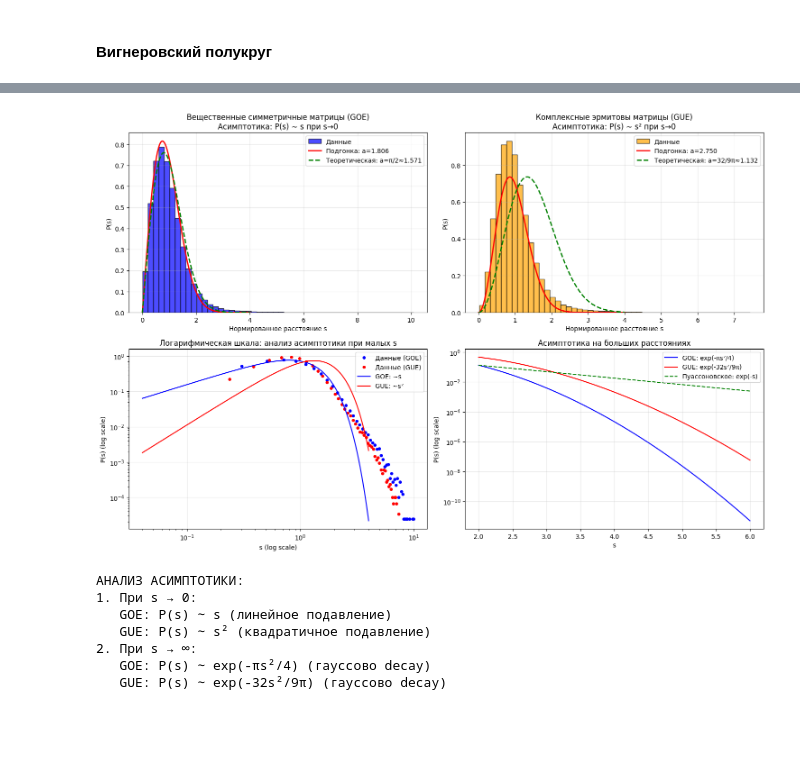
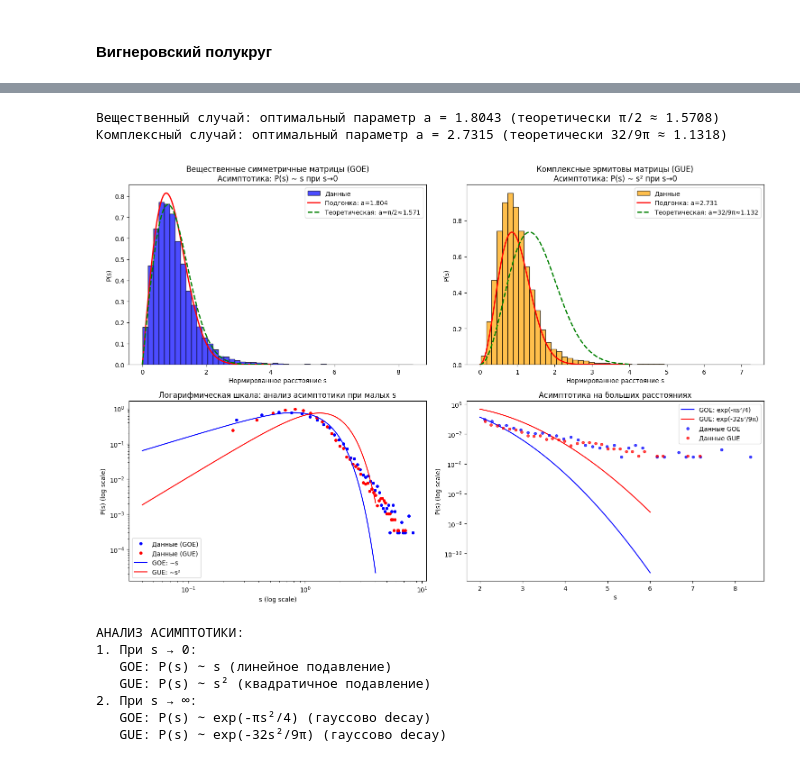
Before and after one commit to averageX56/vichmaty, a Jupyter notebook: Дз 1.ipynb, the cells around one changed output, grey strips where cells are left out. Saved outputs shown, nothing was run; the diff lists cells and outputs as text; code cells hidden in the pictures; blank space fills up the shorter version.

```diff
--- a/Дз 1.ipynb
+++ b/Дз 1.ipynb
@@ -348,19 +343,16 @@ from numpy.linalg import eig
 from scipy.optimize import curve_fit
 
 def generate_real_symmetric_matrix(N):
-    """Генерация случайной симметричной матрицы"""
     M = np.random.randn(N, N)
     return (M + M.T) / 2
 
 def generate_complex_hermitian_matrix(N):
-    """Генерация случайной эрмитовой матрицы"""
     M = np.random.randn(N, N) + 1j * np.random.randn(N, N)
     return (M + M.conj().T) / 2
 
 def get_nearest_neighbor_spacings(matrix, is_complex=False):
-    """Вычисление расстояний между ближайшими собственными числами"""
     if is_complex:
-        e = np.real(eig(matrix)[0])  # Для эрмитовых матриц собственные числа вещественные
+        e = np.real(eig(matrix)[0])
     else:
         e = np.real(eig(matrix)[0])
 
@@ -369,7 +361,6 @@ def get_nearest_neighbor_spacings(matrix, is_complex=False):
     return spacings
 
 def collect_spacings(m=1000, N=100, is_complex=False):
-    """Сбор статистики по расстояниям"""
     all_spacings = []
 
     for _ in range(m):
@@ -383,16 +374,13 @@ def collect_spacings(m=1000, N=100, is_complex=False):
 
     return np.array(all_spacings)
 
-# Параметры эксперимента
-m = 1000  # количество итераций
-N = 200   # размер матрицы
+m = 100
+N = 200
 
-# Собираем данные для вещественного случая
 spacings_real = collect_spacings(m=m, N=N, is_complex=False)
 mean_spacing_real = np.mean(spacings_real)
 normalized_real = spacings_real / mean_spacing_real
 
-# Собираем данные для комплексного случая
 spacings_complex = collect_spacings(m=m, N=N, is_complex=True)
 mean_spacing_complex = np.mean(spacings_complex)
 normalized_complex = spacings_complex / mean_spacing_complex
@@ -424,7 +387,24 @@ print(f"Комплексный случай: оптимальный параме
 # %%
+def wigner_surmise_real(s, a):
+    return a * s * np.exp(-a * s**2 / 2)
+
+def wigner_surmise_complex(s, a):
+    return a * s**2 * np.exp(-a * s**2 / 2)
+
+hist_real, bin_edges_real = np.histogram(normalized_real, bins=50, density=True)
+bin_centers_real = (bin_edges_real[:-1] + bin_edges_real[1:]) / 2
+
+hist_complex, bin_edges_complex = np.histogram(normalized_complex, bins=50, density=True)
+bin_centers_complex = (bin_edges_complex[:-1] + bin_edges_complex[1:]) / 2
+
+popt_real, _ = curve_fit(wigner_surmise_real, bin_centers_real, hist_real, p0=[np.pi/2])
+popt_complex, _ = curve_fit(wigner_surmise_complex, bin_centers_complex, hist_complex, p0=[32/(9*np.pi)])
+
+print(f"Вещественный случай: оптимальный параметр a = {popt_real[0]:.4f} (теоретически π/2 ≈ {np.pi/2:.4f})")
+print(f"Комплексный случай: оптимальный параметр a = {popt_complex[0]:.4f} (теоретически 32/9π ≈ {32/(9*np.pi):.4f})")
+
 plt.figure(figsize=(15, 10))
 
-# Вещественный случай (GOE)
 plt.subplot(2, 2, 1)
 plt.hist(normalized_real, bins=50, density=True, alpha=0.7,
          color='blue', edgecolor='black', label='Данные')
@@ -437,9 +417,7 @@ plt.xlabel('Нормированное расстояние s')
 plt.ylabel('P(s)')
 plt.title('Вещественные симметричные матрицы (GOE)\nАсимптотика: P(s) ∼ s при s→0')
 plt.legend()
-plt.grid(True, alpha=0.3)
 
-# Комплексный случай (GUE)
 plt.subplot(2, 2, 2)
 plt.hist(normalized_complex, bins=50, density=True, alpha=0.7,
          color='orange', edgecolor='black', label='Данные')
@@ -451,49 +429,53 @@ plt.xlabel('Нормированное расстояние s')
 plt.ylabel('P(s)')
 plt.title('Комплексные эрмитовы матрицы (GUE)\nАсимптотика: P(s) ∼ s² при s→0')
 plt.legend()
-plt.grid(True, alpha=0.3)
 
-# Логарифмическая шкала для анализа асимптотики
 plt.subplot(2, 2, 3)
 plt.loglog(bin_centers_real[1:], hist_real[1:], 'bo', markersize=4, label='Данные (GOE)')
 plt.loglog(bin_centers_complex[1:], hist_complex[1:], 'ro', markersize=4, label='Данные (GUE)')
 plt.loglog(s[1:], wigner_surmise_real(s[1:], np.pi/2), 'b-', label='GOE: ∼s')
 plt.loglog(s[1:], wigner_surmise_complex(s[1:], 32/(9*np.pi)), 'r-', label='GUE: ∼s²')
 plt.xlabel('s (log scale)')
 plt.ylabel('P(s) (log scale)')
 plt.title('Логарифмическая шкала: анализ асимптотики при малых s')
 plt.legend()
-plt.grid(True, alpha=0.3)
 
-# Асимптотика на больших расстояниях
 plt.subplot(2, 2, 4)
 large_s = np.linspace(2, 6, 100)
 plt.semilogy(large_s, wigner_surmise_real(large_s, np.pi/2), 'b-', label='GOE: exp(-πs²/4)')
 plt.semilogy(large_s, wigner_surmise_complex(large_s, 32/(9*np.pi)), 'r-', label='GUE: exp(-32s²/9π)')
-plt.semilogy(large_s, np.exp(-large_s), 'g--', label='Пуассоновское: exp(-s)')
+
+large_bins_real = bin_centers_real[bin_centers_real > 2]
+large_hist_real = hist_real[bin_centers_real > 2]
+large_bins_complex = bin_centers_complex[bin_centers_complex > 2]
+large_hist_complex = hist_complex[bin_centers_complex > 2]
+
+plt.semilogy(large_bins_real, large_hist_real, 'bo', markersize=4, alpha=0.7, label='Данные GOE')
+plt.semilogy(large_bins_complex, large_hist_complex, 'ro', markersize=4, alpha=0.7, label='Данные GUE')
+
 plt.xlabel('s')
 plt.ylabel('P(s) (log scale)')
 plt.title('Асимптотика на больших расстояниях')
 plt.legend()
-plt.grid(True, alpha=0.3)
 
 plt.tight_layout()
 plt.show()
 
-# Анализ асимптотики
 print("АНАЛИЗ АСИМПТОТИКИ:")
 print("1. При s → 0:")
 print(f"   GOE: P(s) ∼ s (линейное подавление)")
 print(f"   GUE: P(s) ∼ s² (квадратичное подавление)")
 print("2. При s → ∞:")
 print(f"   GOE: P(s) ∼ exp(-πs²/4) (гауссово decay)")
 print(f"   GUE: P(s) ∼ exp(-32s²/9π) (гауссово decay)")
 # %% [output]
+Вещественный случай: оптимальный параметр a = 1.8043 (теоретически π/2 ≈ 1.5708)
+Комплексный случай: оптимальный параметр a = 2.7315 (теоретически 32/9π ≈ 1.1318)
-[figure, old version]
+[figure, new version]
-АНАЛИЗ АСИМПТОТИКИ:
-1. При s → 0:
-   GOE: P(s) ∼ s (линейное подавление)
-   GUE: P(s) ∼ s² (квадратичное подавление)
-2. При s → ∞:
-   GOE: P(s) ∼ exp(-πs²/4) (гауссово decay)
-   GUE: P(s) ∼ exp(-32s²/9π) (гауссово decay)
+АНАЛИЗ АСИМПТОТИКИ:
+1. При s → 0:
+   GOE: P(s) ∼ s (линейное подавление)
+   GUE: P(s) ∼ s² (квадратичное подавление)
+2. При s → ∞:
+   GOE: P(s) ∼ exp(-πs²/4) (гауссово decay)
+   GUE: P(s) ∼ exp(-32s²/9π) (гауссово decay)
```
Also changed, not shown: parts of 10 cells of this notebook, 2 other files.
